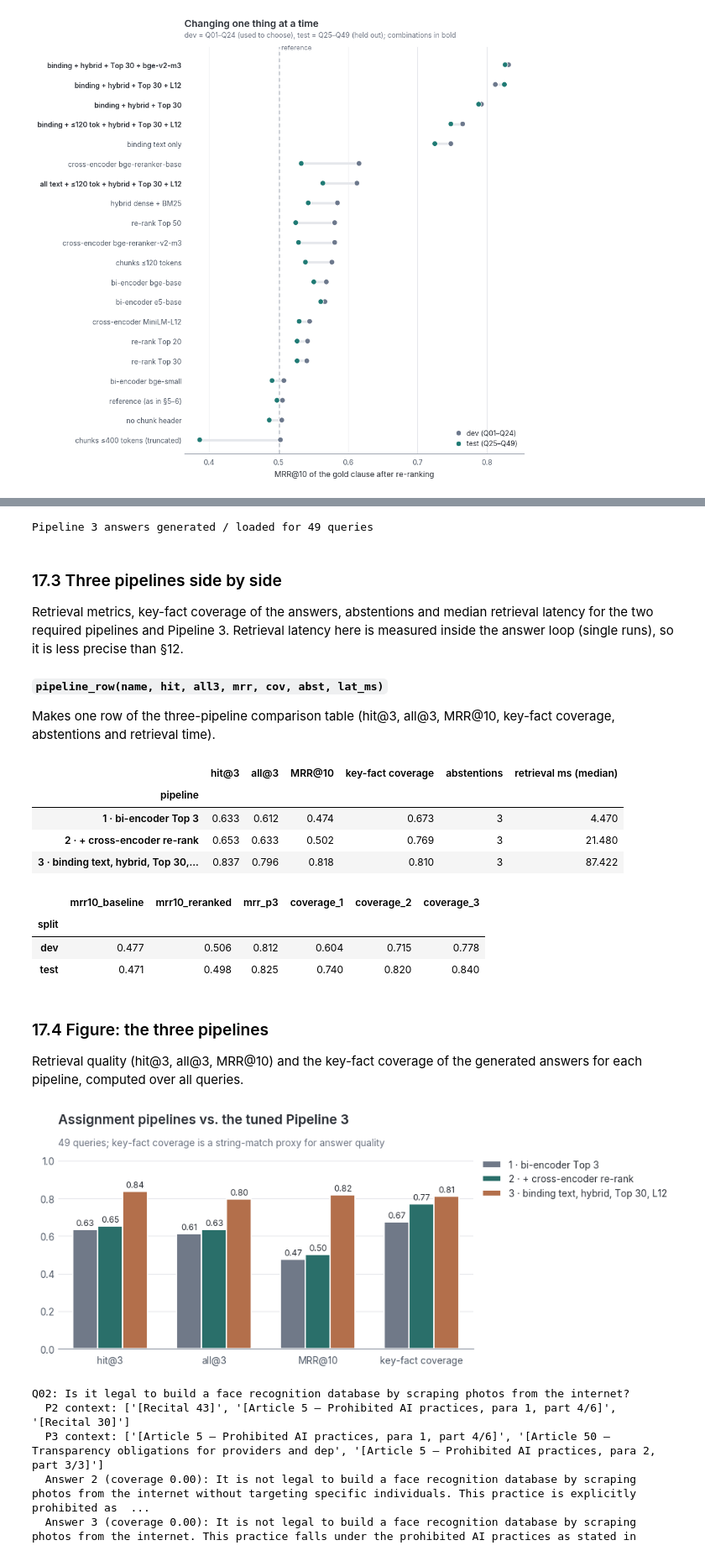
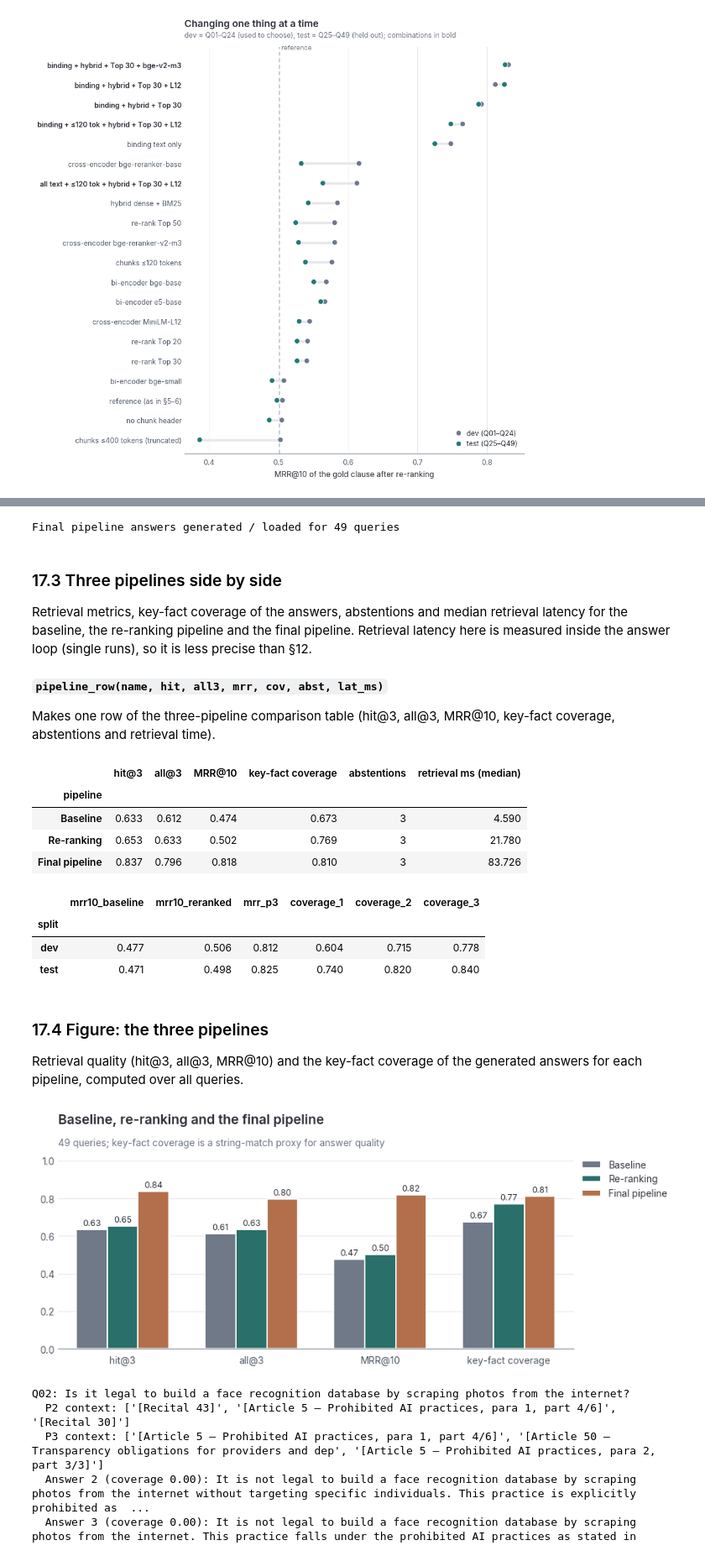
Before and after one commit to vishakkashyapk30/lma-rag-assignment, a Jupyter notebook: code.ipynb, the cells around one changed output, grey strips where cells are left out. Shown at 84% size. Drawn from its saved outputs; the diff is of its cells as text; code cells hidden in the pictures.

Commit message:
Use Baseline, Re-ranking and Final pipeline names throughout; re-run notebook and refresh timings

```diff
--- a/code.ipynb
+++ b/code.ipynb
@@ -2039,13 +2039,13 @@ latency_table = summarise({
     "FAISS search (flat IP, Top 10)":          lat["search_ms"],
     "cross-encoder, 10 pairs (GPU)":           lat["rerank_ms"],
     "cross-encoder, 10 pairs (CPU)":           lat["rerank_cpu_ms"],
-    "Pipeline 1 retrieval (embed+search)":     retr1,
-    "Pipeline 2 retrieval (+rerank, GPU)":     retr2,
-    "Pipeline 2 retrieval (+rerank, CPU)":     retr2_cpu,
-    "LLM generation, Pipeline 1":              llm_base,
-    "LLM generation, Pipeline 2":              llm_rr,
-    "End-to-end, Pipeline 1":                  retr1 + llm_base,
-    "End-to-end, Pipeline 2 (GPU rerank)":     retr2 + llm_rr,
+    "Baseline retrieval (embed+search)":     retr1,
+    "Re-ranking retrieval (GPU)":     retr2,
+    "Re-ranking retrieval (CPU)":     retr2_cpu,
+    "LLM generation, Baseline":              llm_base,
+    "LLM generation, Re-ranking":              llm_rr,
+    "End-to-end, Baseline":                  retr1 + llm_base,
+    "End-to-end, Re-ranking (GPU)":     retr2 + llm_rr,
 })
 
 display(latency_table)
@@ -2068,8 +2068,8 @@ latency_table.to_csv(RESULTS_DIR / "latency.csv")
 # %%
 bars = ["query embedding (bi-encoder)", "FAISS search (flat IP, Top 10)", "cross-encoder, 10 pairs (GPU)",
-        "cross-encoder, 10 pairs (CPU)", "LLM generation, Pipeline 1", "LLM generation, Pipeline 2"]
+        "cross-encoder, 10 pairs (CPU)", "LLM generation, Baseline", "LLM generation, Re-ranking"]
 labels = ["Query embedding", "FAISS search", "Cross-encoder, GPU", "Cross-encoder, CPU",
-          "LLM, Pipeline 1", "LLM, Pipeline 2"]
+          "LLM, Baseline", "LLM, Re-ranking"]
 cols = [C_BASE, C_BASE, C_RERANK, C_RERANK, C_BASE, C_RERANK]
 med = latency_table.loc[bars, "median_ms"].values
 p95 = latency_table.loc[bars, "p95_ms"].values
@@ -2531,8 +2531,8 @@ dist = pd.concat([
     pd.DataFrame({"stage": "FAISS search",        "ms": lat["search_ms"]}),
     pd.DataFrame({"stage": "Cross-encoder, GPU",  "ms": lat["rerank_ms"]}),
     pd.DataFrame({"stage": "Cross-encoder, CPU",  "ms": lat["rerank_cpu_ms"]}),
-    pd.DataFrame({"stage": "LLM, Pipeline 1",     "ms": llm_base}),
-    pd.DataFrame({"stage": "LLM, Pipeline 2",     "ms": llm_rr}),
+    pd.DataFrame({"stage": "LLM, Baseline",     "ms": llm_base}),
+    pd.DataFrame({"stage": "LLM, Re-ranking",     "ms": llm_rr}),
 ], ignore_index=True)
 order = dist["stage"].unique().tolist()
 pal = dict(zip(order, [C_BASE, C_BASE, C_RERANK, C_RERANK, C_BASE, C_RERANK]))
@@ -3016,13 +3016,13 @@ for q in QUERIES:
 
 p3 = pd.DataFrame(p3_rows)
 
-print("Pipeline 3 answers generated / loaded for", len(p3), "queries")
+print("Final pipeline answers generated / loaded for", len(p3), "queries")
 # %% [output]
-Pipeline 3 answers generated / loaded for 49 queries
+Final pipeline answers generated / loaded for 49 queries
 # %% [markdown]
 ### 17.3 Three pipelines side by side
 
-Retrieval metrics, key-fact coverage of the answers, abstentions and median retrieval latency for the two required pipelines and Pipeline 3. Retrieval latency here is measured inside the answer loop (single runs), so it is less precise than §12.
+Retrieval metrics, key-fact coverage of the answers, abstentions and median retrieval latency for the baseline, the re-ranking pipeline and the final pipeline. Retrieval latency here is measured inside the answer loop (single runs), so it is less precise than §12.
 # %%
 cmp = runs[["id", "category", "hit3_baseline", "hit3_reranked", "all3_baseline", "all3_reranked",
             "mrr10_baseline", "mrr10_reranked"]].merge(
@@ -3037,14 +3037,14 @@ def pipeline_row(name, hit, all3, mrr, cov, abst, lat_ms):
                 "key-fact coverage": cmp[cov].mean(), "abstentions": int(cmp[abst].sum()),
                 "retrieval ms (median)": lat_ms})
 # %%
-p1_ms = float(latency_table.loc["Pipeline 1 retrieval (embed+search)", "median_ms"])
+p1_ms = float(latency_table.loc["Baseline retrieval (embed+search)", "median_ms"])
 
-p2_ms = float(latency_table.loc["Pipeline 2 retrieval (+rerank, GPU)", "median_ms"])
+p2_ms = float(latency_table.loc["Re-ranking retrieval (GPU)", "median_ms"])
 
 pipeline_comparison = pd.DataFrame([
-    pipeline_row("1 · bi-encoder Top 3", "hit3_baseline", "all3_baseline", "mrr10_baseline", "coverage_1", "abstained_1", p1_ms),
-    pipeline_row("2 · + cross-encoder re-rank", "hit3_reranked", "all3_reranked", "mrr10_reranked", "coverage_2", "abstained_2", p2_ms),
-    pipeline_row("3 · binding text, hybrid, Top 30, L12", "hit3_p3", "all3_p3", "mrr_p3", "coverage_3", "abstained_3",
+    pipeline_row("Baseline", "hit3_baseline", "all3_baseline", "mrr10_baseline", "coverage_1", "abstained_1", p1_ms),
+    pipeline_row("Re-ranking", "hit3_reranked", "all3_reranked", "mrr10_reranked", "coverage_2", "abstained_2", p2_ms),
+    pipeline_row("Final pipeline", "hit3_p3", "all3_p3", "mrr_p3", "coverage_3", "abstained_3",
                  float(p3["retrieval_ms"].median())),
 ]).set_index("pipeline").round(3)
 
@@ -3057,13 +3057,13 @@ split = cmp.assign(split=np.where(cmp["id"].str[1:].astype(int) <= 24, "dev", "t
 display(split.groupby("split")[["mrr10_baseline", "mrr10_reranked", "mrr_p3",
                                  "coverage_1", "coverage_2", "coverage_3"]].mean().round(3))
 
-p3.drop(columns=["missing_3"]).to_csv(RESULTS_DIR / "answers_pipeline3.csv", index=False)
+p3.drop(columns=["missing_3"]).to_csv(RESULTS_DIR / "answers_final_pipeline.csv", index=False)
 # %% [output]
 |  | hit@3 | all@3 | MRR@10 | key-fact coverage | abstentions | retrieval ms (median) |
 | pipeline |  |  |  |  |  |  |
-| 1 · bi-encoder Top 3 | 0.633 | 0.612 | 0.474 | 0.673 | 3 | 4.470 |
-| 2 · + cross-encoder re-rank | 0.653 | 0.633 | 0.502 | 0.769 | 3 | 21.480 |
-| 3 · binding text, hybrid, Top 30,... | 0.837 | 0.796 | 0.818 | 0.810 | 3 | 87.422 |
+| Baseline | 0.633 | 0.612 | 0.474 | 0.673 | 3 | 4.590 |
+| Re-ranking | 0.653 | 0.633 | 0.502 | 0.769 | 3 | 21.780 |
+| Final pipeline | 0.837 | 0.796 | 0.818 | 0.810 | 3 | 83.726 |
 |  | mrr10_baseline | mrr10_reranked | mrr_p3 | coverage_1 | coverage_2 | coverage_3 |
 | split |  |  |  |  |  |  |
 | dev | 0.477 | 0.506 | 0.812 | 0.604 | 0.715 | 0.778 |
@@ -3075,26 +3075,26 @@ Retrieval quality (hit@3, all@3, MRR@10) and the key-fact coverage of the genera
 # %%
 metrics = ["hit@3", "all@3", "MRR@10", "key-fact coverage"]
 long = (pipeline_comparison[metrics].reset_index().melt(id_vars="pipeline", var_name="metric", value_name="value"))
 P_COLORS = dict(zip(pipeline_comparison.index, [C_BASE, C_RERANK, "#C46A3A"]))
 
 fig, ax = plt.subplots(figsize=(8.6, 3.6))
 sns.barplot(data=long, x="metric", y="value", hue="pipeline", palette=P_COLORS, width=0.72,
             ax=ax, edgecolor="white", linewidth=1.2)
 for cont in ax.containers:
     ax.bar_label(cont, fmt="%.2f", fontsize=8, padding=2, color=C_INK)
 ax.set_ylim(0, 1.05)
 ax.set_xlabel("")
 ax.set_ylabel("")
 ax.grid(axis="y")
 ax.legend(title=None, loc="upper left", bbox_to_anchor=(1.0, 1.0))
 sns.despine(left=True)
 ax.tick_params(axis="y", length=0)
-ax.set_title("Assignment pipelines vs. the tuned Pipeline 3")
+ax.set_title("Baseline, re-ranking and the final pipeline")
 subtitle(ax, f"{len(QUERIES)} queries; key-fact coverage is a string-match proxy for answer quality")
 fig.tight_layout()
 save_fig(fig, "pipelines.png")
 # %% [output]
-[figure, old version]
+[figure, new version]
 # %%
 # Answer 2 vs Answer 3 for the cases discussed in §11 and the corner case Q11
 for qid in showcase_ids + ["Q11", "Q20", "Q46"]:
```
Also changed, not shown: parts of 31 cells of this notebook, 11 other files.
